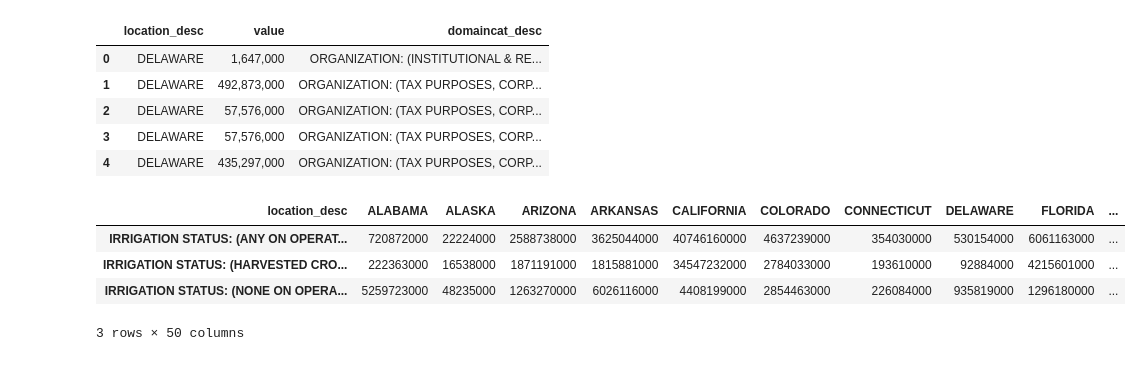
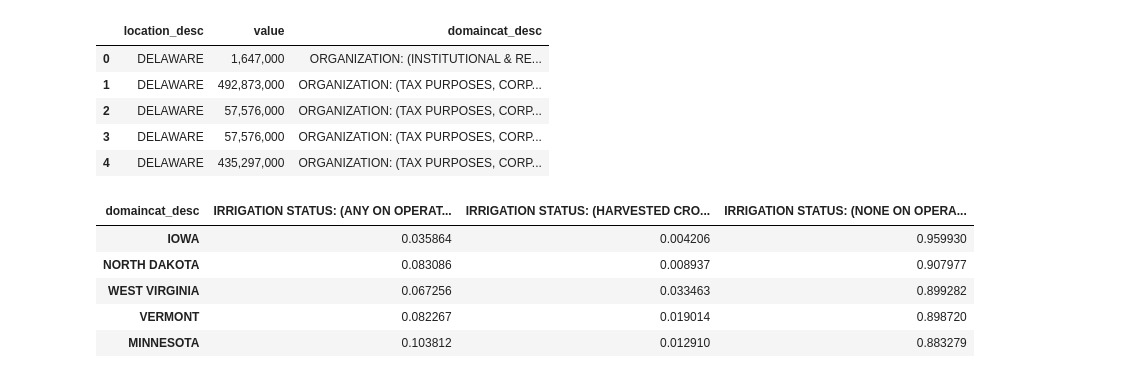
Before and after one commit to Trimbljk/data-science, a Jupyter notebook: 2020-10-17_crop_data_2020/notebooks/crop_data_analysis.ipynb, the cells around one changed output. Drawn from its saved outputs; the diff is of its cells as text; code cells hidden in the pictures.

```diff
--- a/2020-10-17_crop_data_2020/notebooks/crop_data_analysis.ipynb
+++ b/2020-10-17_crop_data_2020/notebooks/crop_data_analysis.ipynb
@@ -36,21 +38,22 @@ df.head()
 # %%
 t = (
     df.loc[
         (~df['location_desc'].str.contains(',')) &
         (df['domaincat_desc'].str.contains('IRRIGATION'))
     ]
-    .pivot(index='location_desc', columns='domaincat_desc', values='value')
+    .pivot(index='domaincat_desc', columns='location_desc', values='value')
     .reset_index()
     .rename_axis(None, axis=1)
     .replace(to_replace=r',', value='', regex=True)
-    .set_index('location_desc')
+    .set_index('domaincat_desc')
     .apply(pd.to_numeric)
-    .transpose()
 )
-t
+tt = (t/t.sum()).transpose().sort_values("IRRIGATION STATUS: (NONE ON OPERATION)", ascending=False)
+tt.head()
 # %% [output]
-| location_desc | ALABAMA | ALASKA | ARIZONA | ARKANSAS | CALIFORNIA | COLORADO | CONNECTICUT | DELAWARE | FLORIDA | ... |
-| IRRIGATION STATUS: (ANY ON OPERAT... | 720872000 | 22224000 | 2588738000 | 3625044000 | 40746160000 | 4637239000 | 354030000 | 530154000 | 6061163000 | ... |
-| IRRIGATION STATUS: (HARVESTED CRO... | 222363000 | 16538000 | 1871191000 | 1815881000 | 34547232000 | 2784033000 | 193610000 | 92884000 | 4215601000 | ... |
-| IRRIGATION STATUS: (NONE ON OPERA... | 5259723000 | 48235000 | 1263270000 | 6026116000 | 4408199000 | 2854463000 | 226084000 | 935819000 | 1296180000 | ... |
+| domaincat_desc | IRRIGATION STATUS: (ANY ON OPERAT... | IRRIGATION STATUS: (HARVESTED CRO... | IRRIGATION STATUS: (NONE ON OPERA... |
+| IOWA | 0.035864 | 0.004206 | 0.959930 |
+| NORTH DAKOTA | 0.083086 | 0.008937 | 0.907977 |
+| WEST VIRGINIA | 0.067256 | 0.033463 | 0.899282 |
+| VERMONT | 0.082267 | 0.019014 | 0.898720 |
+| MINNESOTA | 0.103812 | 0.012910 | 0.883279 |
-3 rows × 50 columns
```
Also changed, not shown: parts of 5 cells of this notebook.
